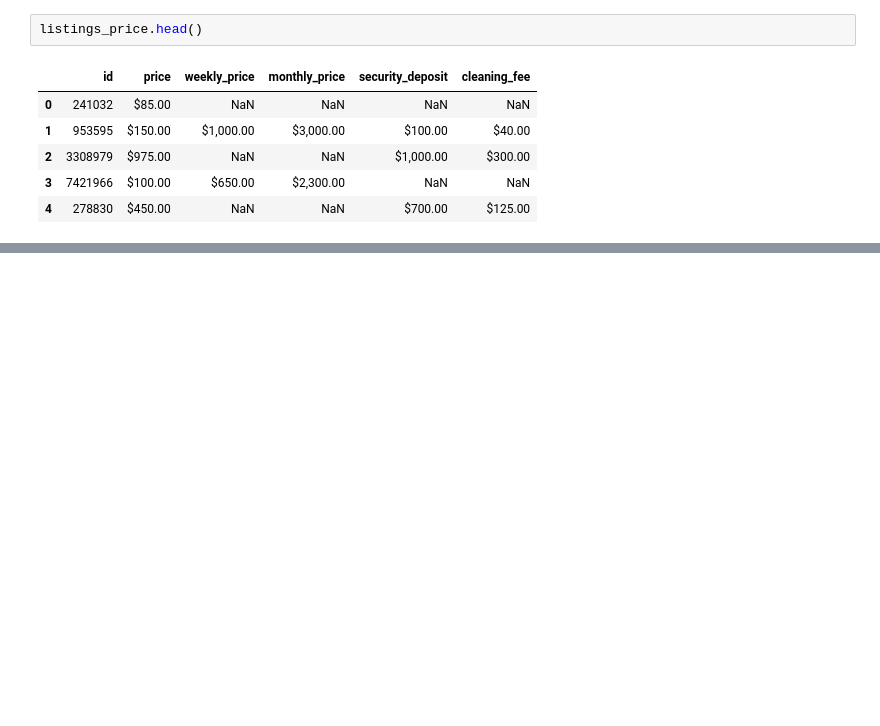
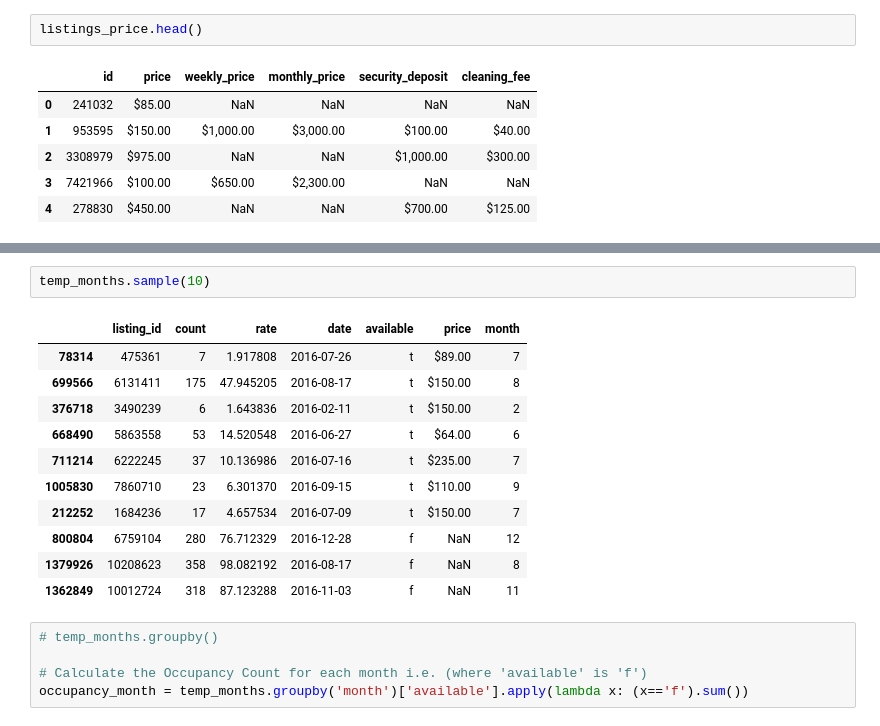
Before and after one commit to fabdanolu/Seattle-Airbnb, a Jupyter notebook: seattle.ipynb, the cells around one changed output, grey strips where cells are left out. Cells and saved outputs as stored; diff of their text form; blank space fills up the shorter version.

```diff
--- a/seattle.ipynb
+++ b/seattle.ipynb
@@ -943,0 +1025,19 @@ listings_price.head()
+# %%
+temp_months.sample(10)
+# %% [output]
+|  | listing_id | count | rate | date | available | price | month |
+| 78314 | 475361 | 7 | 1.917808 | 2016-07-26 | t | $89.00 | 7 |
+| 699566 | 6131411 | 175 | 47.945205 | 2016-08-17 | t | $150.00 | 8 |
+| 376718 | 3490239 | 6 | 1.643836 | 2016-02-11 | t | $150.00 | 2 |
+| 668490 | 5863558 | 53 | 14.520548 | 2016-06-27 | t | $64.00 | 6 |
+| 711214 | 6222245 | 37 | 10.136986 | 2016-07-16 | t | $235.00 | 7 |
+| 1005830 | 7860710 | 23 | 6.301370 | 2016-09-15 | t | $110.00 | 9 |
+| 212252 | 1684236 | 17 | 4.657534 | 2016-07-09 | t | $150.00 | 7 |
+| 800804 | 6759104 | 280 | 76.712329 | 2016-12-28 | f | NaN | 12 |
+| 1379926 | 10208623 | 358 | 98.082192 | 2016-08-17 | f | NaN | 8 |
+| 1362849 | 10012724 | 318 | 87.123288 | 2016-11-03 | f | NaN | 11 |
+# %%
+# temp_months.groupby()
+
+# Calculate the Occupancy Count for each month i.e. (where 'available' is 'f')
+occupancy_month = temp_months.groupby('month')['available'].apply(lambda x: (x=='f').sum())
```
Also changed, not shown: parts of 24 cells of this notebook.
